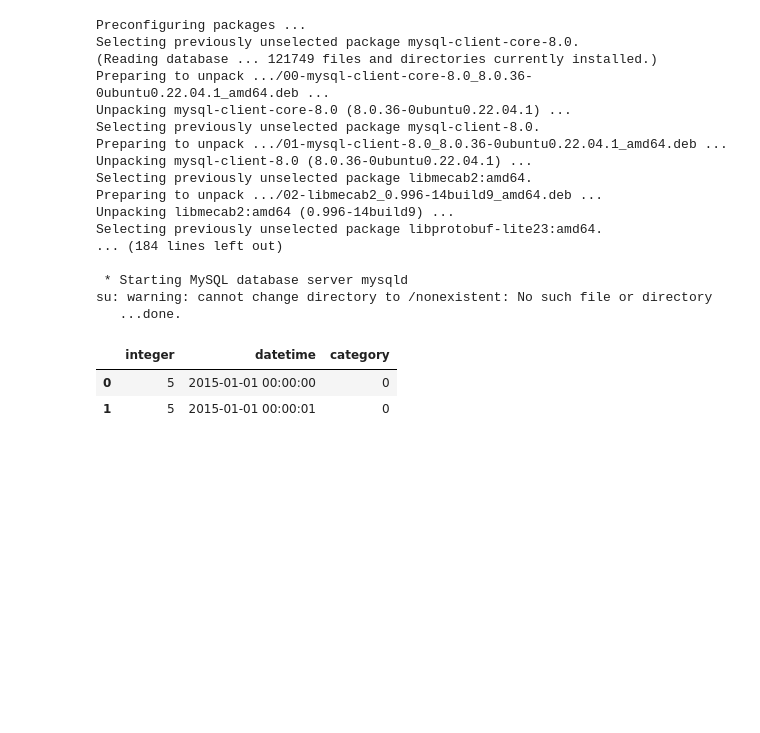
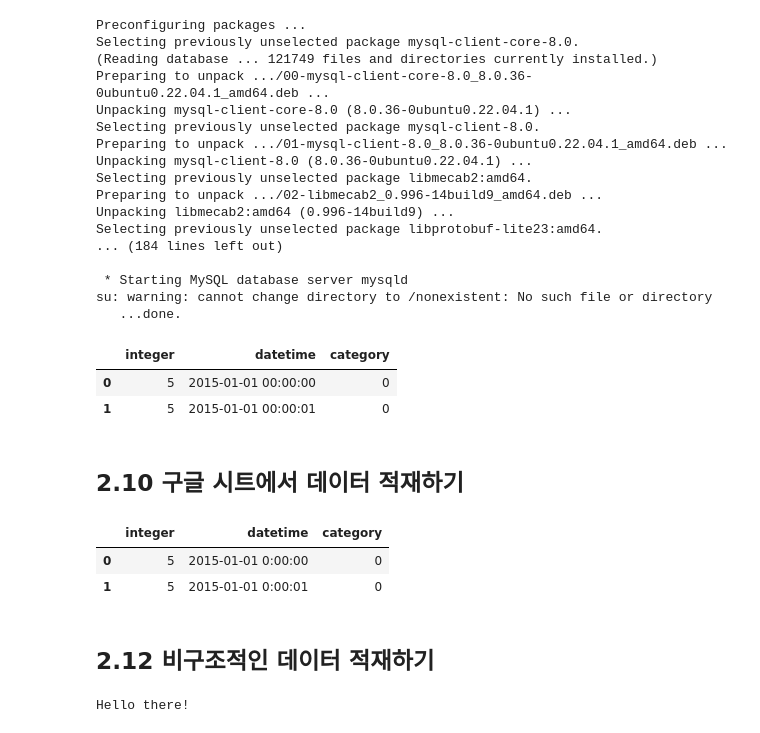
Before and after one commit to rickiepark/ml-with-python-cookbook-2nd, a Jupyter notebook: ch02.ipynb, the cells around one changed output. Saved outputs shown, nothing was run; the diff lists cells and outputs as text; code cells hidden in the pictures; blank space fills up the shorter version.

```diff
--- a/ch02.ipynb
+++ b/ch02.ipynb
@@ -390,3 +390,45 @@ dataframe.head(2)
 |  | integer | datetime | category |
 | 0 | 5 | 2015-01-01 00:00:00 | 0 |
 | 1 | 5 | 2015-01-01 00:00:01 | 0 |
+# %% [markdown]
+## 2.10 구글 시트에서 데이터 적재하기
+# %%
+# 라이브러리를 임포트합니다.
+import pandas as pd
+
+# 구글 시트를 CSV로 다운로드하는 URL
+url = "https://bit.ly/3SQU24Y"
+
+# CSV를 데이터프레임으로 읽스니다.
+dataframe = pd.read_csv(url)
+
+# 처음 두 개의 행을 출력합니다.
+dataframe.head(2)
+# %% [output]
+|  | integer | datetime | category |
+| 0 | 5 | 2015-01-01 0:00:00 | 0 |
+| 1 | 5 | 2015-01-01 0:00:01 | 0 |
+# %% [markdown]
+## 2.12 비구조적인 데이터 적재하기
+# %%
+# 라이브러리를 임포트합니다.
+import requests
+
+# 텍스트 파일을 다운로드할 URL
+txt_url = "https://bit.ly/3SVj6YI"
+
+# 텍스트 파일을 다운로드합니다.
+r = requests.get(txt_url)
+
+# 로컬 text.txt 파일에 씁니다.
+with open('text.txt', 'wb') as f:
+    f.write(r.content)
+
+# 파일을 읽습니다.
+with open('text.txt', 'r') as f:
+    text = f.read()
+
+# 내용을 출력합니다.
+print(text)
+# %% [output]
+Hello there!
```
